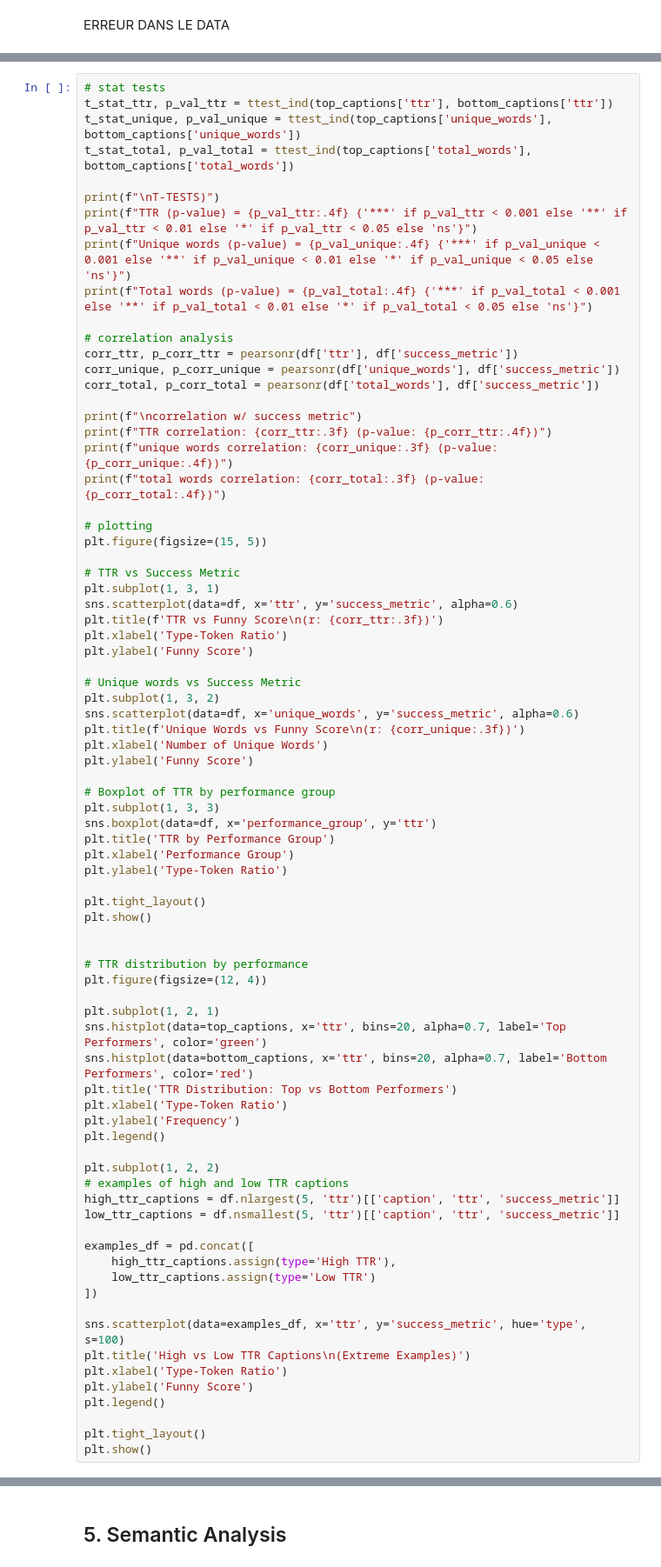
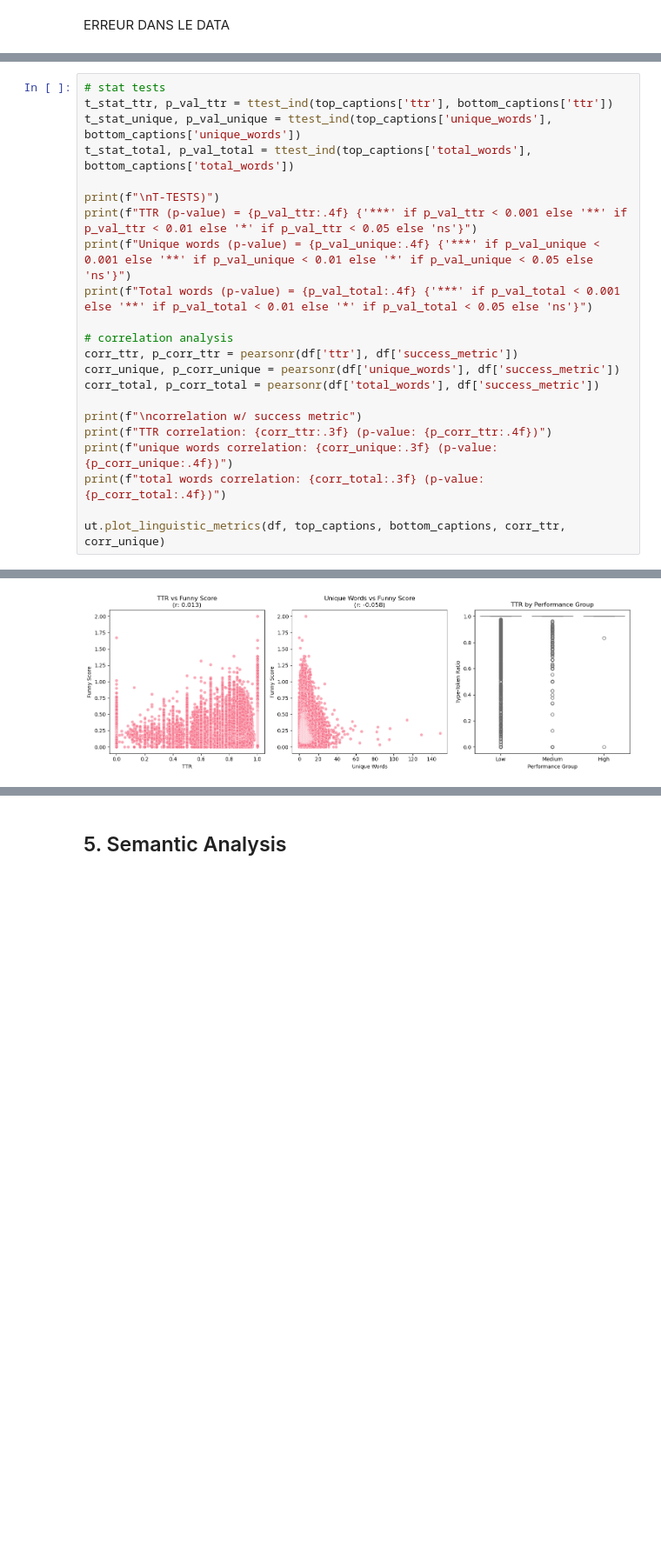
Before and after one commit to epfl-ada/ada-2025-project-json-derulo, a Jupyter notebook: src/Milestone_P2/Milestone_P2.ipynb, the cells around one changed output, grey strips where cells are left out. Shown at 87% size. Cells and saved outputs as stored; diff of their text form; blank space fills up the shorter version.

```diff
--- a/src/Milestone_P2/Milestone_P2.ipynb
+++ b/src/Milestone_P2/Milestone_P2.ipynb
@@ -558,60 +635,5 @@ print(f"TTR correlation: {corr_ttr:.3f} (p-value: {p_corr_ttr:.4f})")
 print(f"unique words correlation: {corr_unique:.3f} (p-value: {p_corr_unique:.4f})")
 print(f"total words correlation: {corr_total:.3f} (p-value: {p_corr_total:.4f})")
 
-# plotting
-plt.figure(figsize=(15, 5))
-
-# TTR vs Success Metric
-plt.subplot(1, 3, 1)
-sns.scatterplot(data=df, x='ttr', y='success_metric', alpha=0.6)
-plt.title(f'TTR vs Funny Score\n(r: {corr_ttr:.3f})')
-plt.xlabel('Type-Token Ratio')
-plt.ylabel('Funny Score')
-
-# Unique words vs Success Metric
-plt.subplot(1, 3, 2)
-sns.scatterplot(data=df, x='unique_words', y='success_metric', alpha=0.6)
-plt.title(f'Unique Words vs Funny Score\n(r: {corr_unique:.3f})')
-plt.xlabel('Number of Unique Words')
-plt.ylabel('Funny Score')
-
-# Boxplot of TTR by performance group
-plt.subplot(1, 3, 3)
-sns.boxplot(data=df, x='performance_group', y='ttr')
-plt.title('TTR by Performance Group')
-plt.xlabel('Performance Group')
-plt.ylabel('Type-Token Ratio')
-
-plt.tight_layout()
-plt.show()
-
-
-# TTR distribution by performance
-plt.figure(figsize=(12, 4))
-
-plt.subplot(1, 2, 1)
-sns.histplot(data=top_captions, x='ttr', bins=20, alpha=0.7, label='Top Performers', color='green')
-sns.histplot(data=bottom_captions, x='ttr', bins=20, alpha=0.7, label='Bottom Performers', color='red')
-plt.title('TTR Distribution: Top vs Bottom Performers')
-plt.xlabel('Type-Token Ratio')
-plt.ylabel('Frequency')
-plt.legend()
-
-plt.subplot(1, 2, 2)
-# examples of high and low TTR captions
-high_ttr_captions = df.nlargest(5, 'ttr')[['caption', 'ttr', 'success_metric']]
-low_ttr_captions = df.nsmallest(5, 'ttr')[['caption', 'ttr', 'success_metric']]
-
-examples_df = pd.concat([
-    high_ttr_captions.assign(type='High TTR'),
-    low_ttr_captions.assign(type='Low TTR')
-])
-
-sns.scatterplot(data=examples_df, x='ttr', y='success_metric', hue='type', s=100)
-plt.title('High vs Low TTR Captions\n(Extreme Examples)')
-plt.xlabel('Type-Token Ratio')
-plt.ylabel('Funny Score')
-plt.legend()
-
-plt.tight_layout()
-plt.show()
+ut.plot_linguistic_metrics(df, top_captions, bottom_captions, corr_ttr, corr_unique)
+# %% [output]
@@ -617,0 +649 @@ plt.show()
+[figure, added]
```
Also changed, not shown: parts of 25 cells of this notebook, 2 other files.
